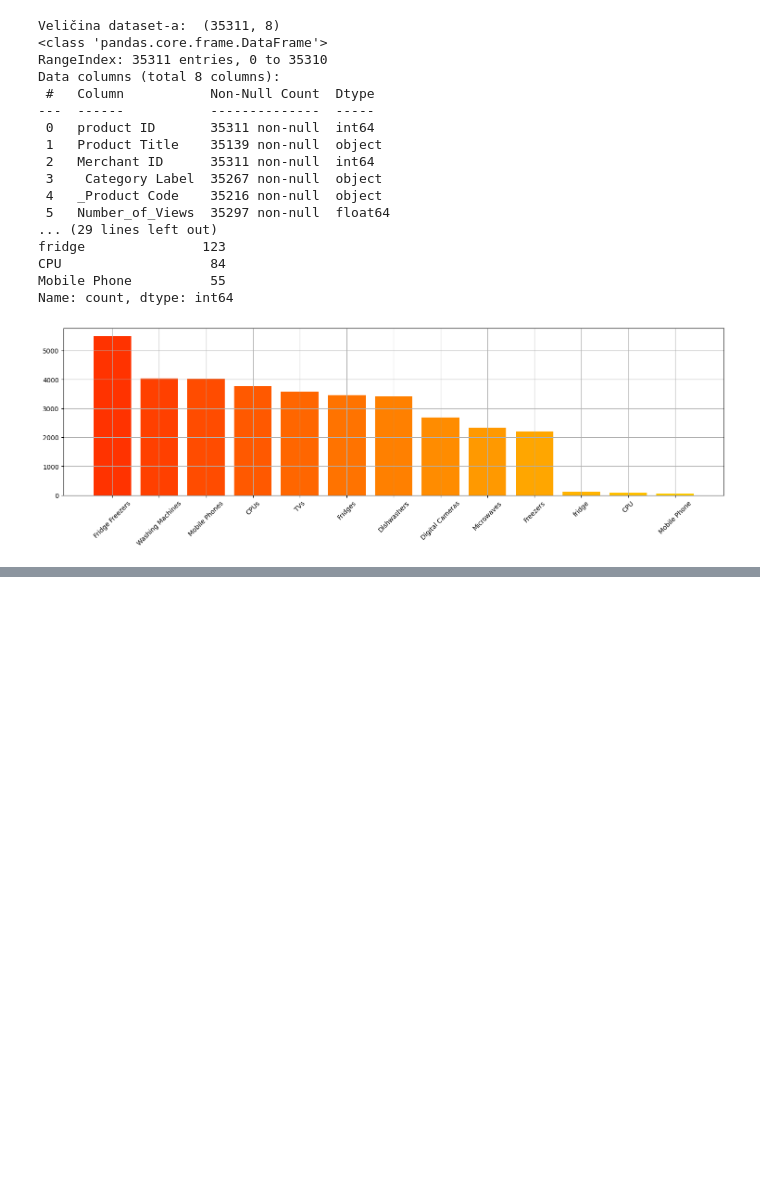
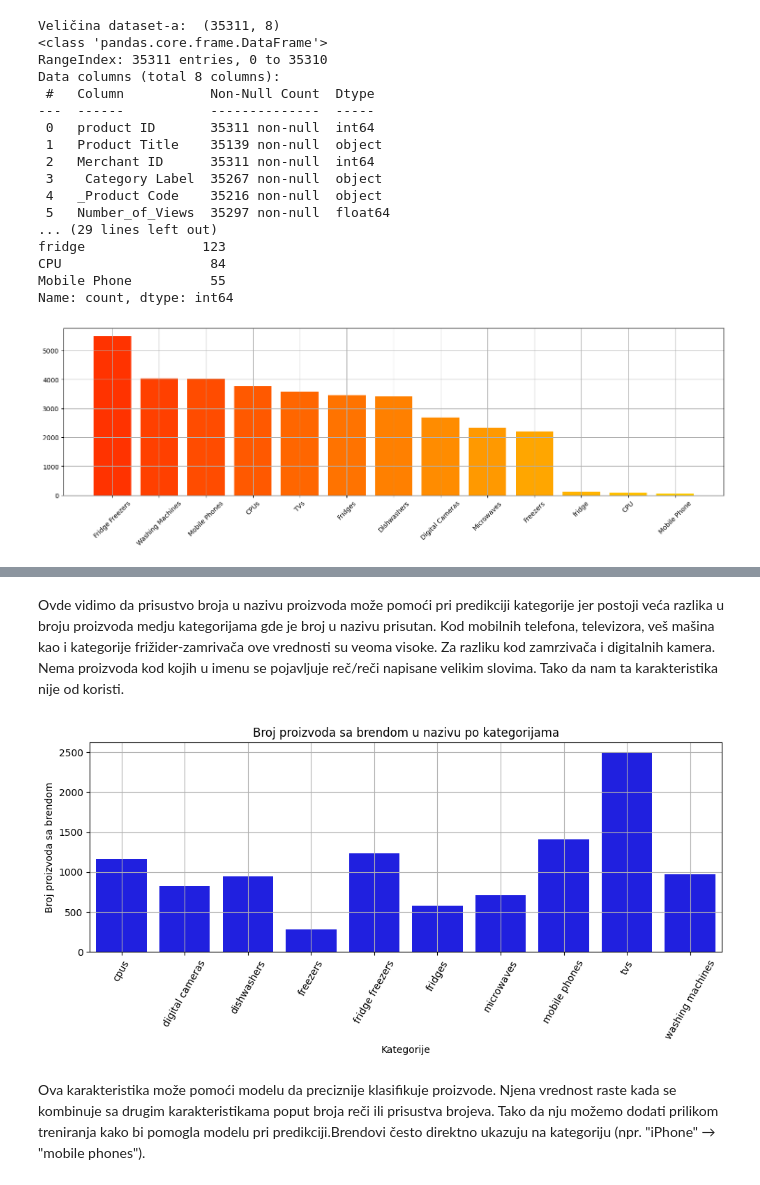
Before and after one commit to dijanaperovic/Predikcija-kategorije-proizvoda-na-osnovu-naslova, a Jupyter notebook: predikcija_kategorije_proizvoda.ipynb, the cells around one changed output, grey strips where cells are left out. Saved outputs shown, nothing was run; the diff lists cells and outputs as text; code cells hidden in the pictures; blank space fills up the shorter version.

```diff
--- a/predikcija_kategorije_proizvoda.ipynb
+++ b/predikcija_kategorije_proizvoda.ipynb
@@ -66,0 +154,22 @@ dtype: int64
+# %% [markdown]
+Ovde vidimo da prisustvo broja u nazivu proizvoda može pomoći pri predikciji kategorije jer postoji veća razlika u broju proizvoda medju kategorijama gde je broj u nazivu prisutan. Kod mobilnih telefona, televizora, veš mašina kao i kategorije frižider-zamrivača ove vrednosti su veoma visoke. Za razliku kod zamrzivača i digitalnih kamera. Nema proizvoda kod kojih u imenu se pojavljuje reč/reči napisane velikim slovima. Tako da nam ta karakteristika nije od koristi.
+# %%
+brands_list = [
+    'iPhone', 'Samsung', 'Sony', 'Philips', 'Bosch',
+    'LG', 'Panasonic', 'Apple', 'Dell', 'HP', 'Lenovo', 'Whirlpool'
+]
+df['has_brand'] = df['product_title'].apply(lambda x: int(any(brand.lower() in x.lower() for brand in brands_list)))
+brand_per_category = df.groupby('category_label')['has_brand'].sum().reset_index()
+plt.figure(figsize=(10,5))
+sns.barplot(data=brand_per_category, x='category_label', y='has_brand', color='blue')
+plt.title("Broj proizvoda sa brendom u nazivu po kategorijama")
+plt.xlabel("Kategorije")
+plt.ylabel("Broj proizvoda sa brendom")
+plt.xticks(rotation=60)
+plt.grid(True)
+plt.tight_layout()
+plt.show()
+# %% [output]
+[figure, added]
+# %% [markdown]
+Ova karakteristika može pomoći modelu da preciznije klasifikuje proizvode. Njena vrednost raste kada se kombinuje sa drugim karakteristikama poput broja reči ili prisustva brojeva. Tako da nju možemo dodati prilikom treniranja kako bi pomogla modelu pri predikciji.Brendovi često direktno ukazuju na kategoriju (npr. "iPhone" → "mobile phones").
```
Also changed, not shown: parts of 5 cells of this notebook.
